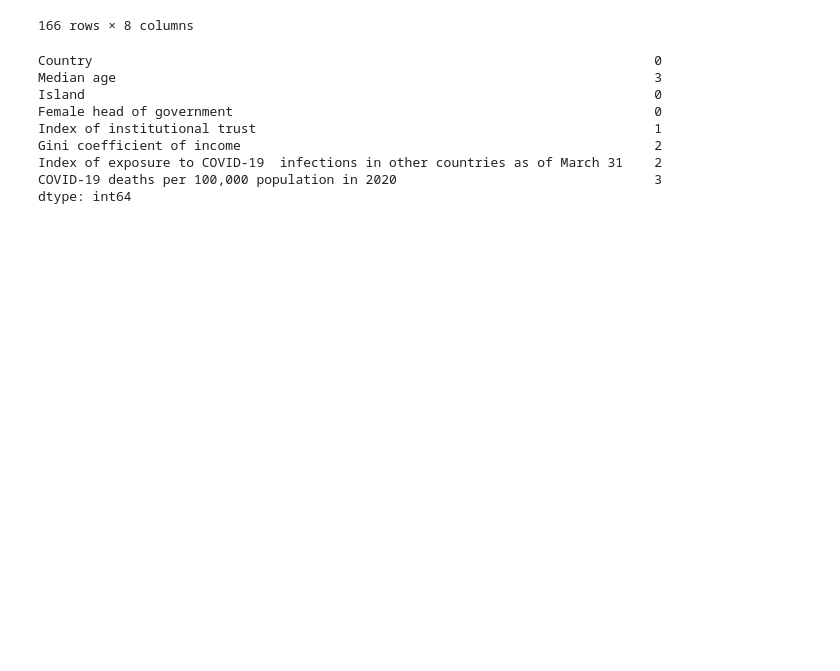
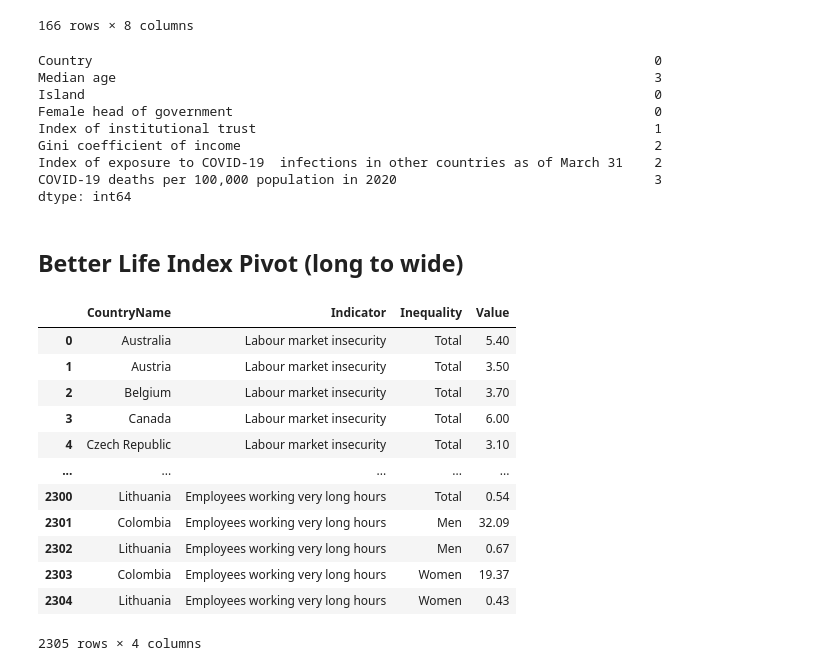
Before and after one commit to TaoliZhen/World-Happiness-and-Suicide-Visulization, a Jupyter notebook: data_cleansing_suicide_mortality.ipynb, the cells around one changed output. Drawn from its saved outputs; the diff is of its cells as text; code cells hidden in the pictures; blank space fills up the shorter version.

Commit message:
cleaned data 09/17/2021

```diff
--- a/data_cleansing_suicide_mortality.ipynb
+++ b/data_cleansing_suicide_mortality.ipynb
@@ -254,3 +254,25 @@ COVID-19 deaths per 100,000 population in 2020                                 3
 dtype: int64
 # %%
 morta_other_features.to_csv("cleaned_data/mortality_other.csv", index=False)
+# %% [markdown]
+## Better Life Index Pivot (long to wide)
+# %%
+bli = pd.read_csv("cleaned_data/betterlifeindex_final.csv")
+# %%
+bli = bli[["CountryName", "Indicator", "Inequality", "Value"]].copy()
+# %%
+bli
+# %% [output]
+|  | CountryName | Indicator | Inequality | Value |
+| 0 | Australia | Labour market insecurity | Total | 5.40 |
+| 1 | Austria | Labour market insecurity | Total | 3.50 |
+| 2 | Belgium | Labour market insecurity | Total | 3.70 |
+| 3 | Canada | Labour market insecurity | Total | 6.00 |
+| 4 | Czech Republic | Labour market insecurity | Total | 3.10 |
+| ... | ... | ... | ... | ... |
+| 2300 | Lithuania | Employees working very long hours | Total | 0.54 |
+| 2301 | Colombia | Employees working very long hours | Men | 32.09 |
+| 2302 | Lithuania | Employees working very long hours | Men | 0.67 |
+| 2303 | Colombia | Employees working very long hours | Women | 19.37 |
+| 2304 | Lithuania | Employees working very long hours | Women | 0.43 |
+2305 rows × 4 columns
```
Also changed, not shown: parts of 2 cells of this notebook.
